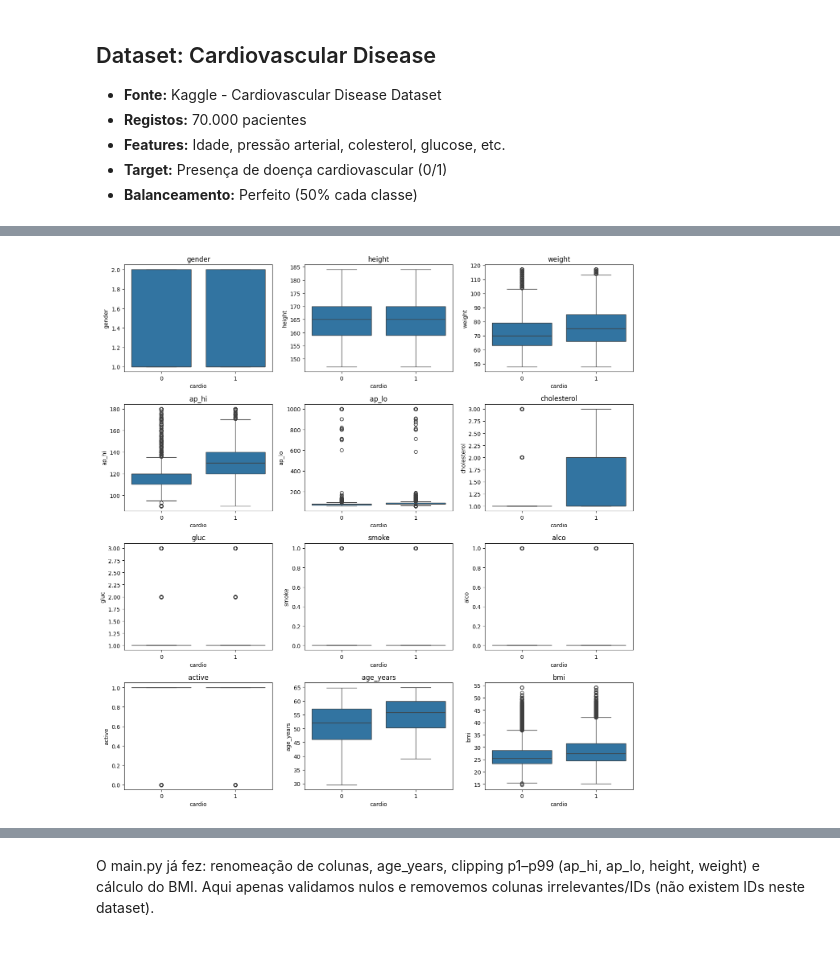
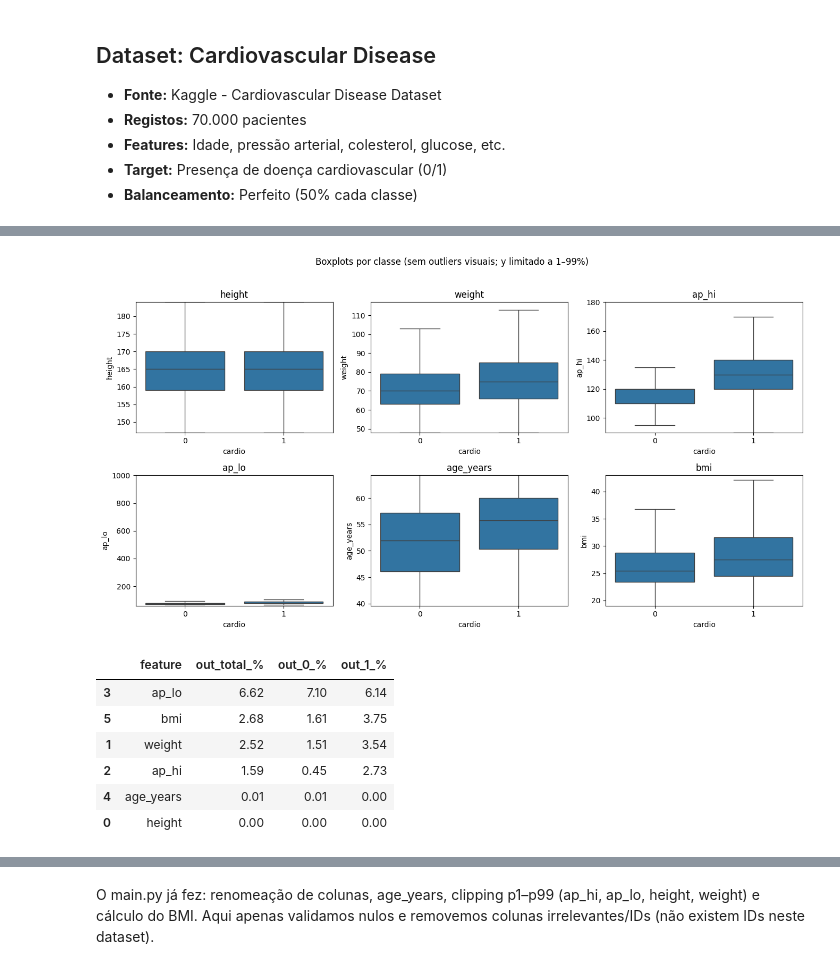
Before and after one commit to FranciscoNunessss/ML1analyses, a Jupyter notebook: notebook/01_EDA_Cardio.ipynb, the cells around one changed output, grey strips where cells are left out. Drawn from its saved outputs; the diff is of its cells as text; code cells hidden in the pictures.

```diff
--- a/notebook/01_EDA_Cardio.ipynb
+++ b/notebook/01_EDA_Cardio.ipynb
@@ -154,13 +266,50 @@ plt.tight_layout(); plt.show()
 # %%
-# Boxplots by target
-cols = 3; rows = int(np.ceil(len(num_cols)/cols))
-fig, axes = plt.subplots(rows, cols, figsize=(cols*4.5, rows*3.5)); axes = axes.ravel()
+order = sorted(df[TARGET].unique())
+n = len(NUM_COLS)
+cols = 3
+rows = int(np.ceil(n / cols))
+fig, axes = plt.subplots(rows, cols, figsize=(cols * 4.5, rows * 3.5))
+axes = axes.ravel()
 
-for i, c in enumerate(num_cols):
-    sns.boxplot(data=df, x=target, y=c, ax=axes[i]); axes[i].set_title(c)
-for j in range(i+1, len(axes)): fig.delaxes(axes[j])
+out_rows = []
 
-plt.tight_layout(); plt.show()
+for i, c in enumerate(NUM_COLS):
+    q01, q99 = df[c].quantile([0.01, 0.99])
+    ax = axes[i]
+    sns.boxplot(data=df, x=TARGET, y=c, order=order, showfliers=False, ax=ax)
+    ax.set_title(c)
+    ax.set_ylim(q01, q99)
+
+    q1, q3 = df[c].quantile([0.25, 0.75])
+    iqr = q3 - q1
+    low, high = q1 - 1.5 * iqr, q3 + 1.5 * iqr
+    mask_out = (df[c] < low) | (df[c] > high)
+    out_total = mask_out.mean() * 100
+
+    cls_stats = {}
+    for cls in order:
+        m = mask_out & (df[TARGET] == cls)
+        denom = (df[TARGET] == cls).sum()
+        cls_stats[f"out_{cls}_%"] = (m.sum() / denom * 100) if denom > 0 else 0.0
+
+    out_rows.append({"feature": c, "out_total_%": round(out_total, 2), **{k: round(v, 2) for k, v in cls_stats.items()}})
+
+for j in range(i + 1, len(axes)):
+    fig.delaxes(axes[j])
+
+plt.suptitle("Boxplots por classe (sem outliers visuais; y limitado a 1–99%)", y=1.02)
+plt.tight_layout()
+plt.show()
+
+out_tbl = pd.DataFrame(out_rows).sort_values("out_total_%", ascending=False)
+display(out_tbl)
 # %% [output]
-[figure, old version]
+[figure, new version]
+|  | feature | out_total_% | out_0_% | out_1_% |
+| 3 | ap_lo | 6.62 | 7.10 | 6.14 |
+| 5 | bmi | 2.68 | 1.61 | 3.75 |
+| 1 | weight | 2.52 | 1.51 | 3.54 |
+| 2 | ap_hi | 1.59 | 0.45 | 2.73 |
+| 4 | age_years | 0.01 | 0.01 | 0.00 |
+| 0 | height | 0.00 | 0.00 | 0.00 |
 # %%
```
Also changed, not shown: parts of 16 cells of this notebook.
